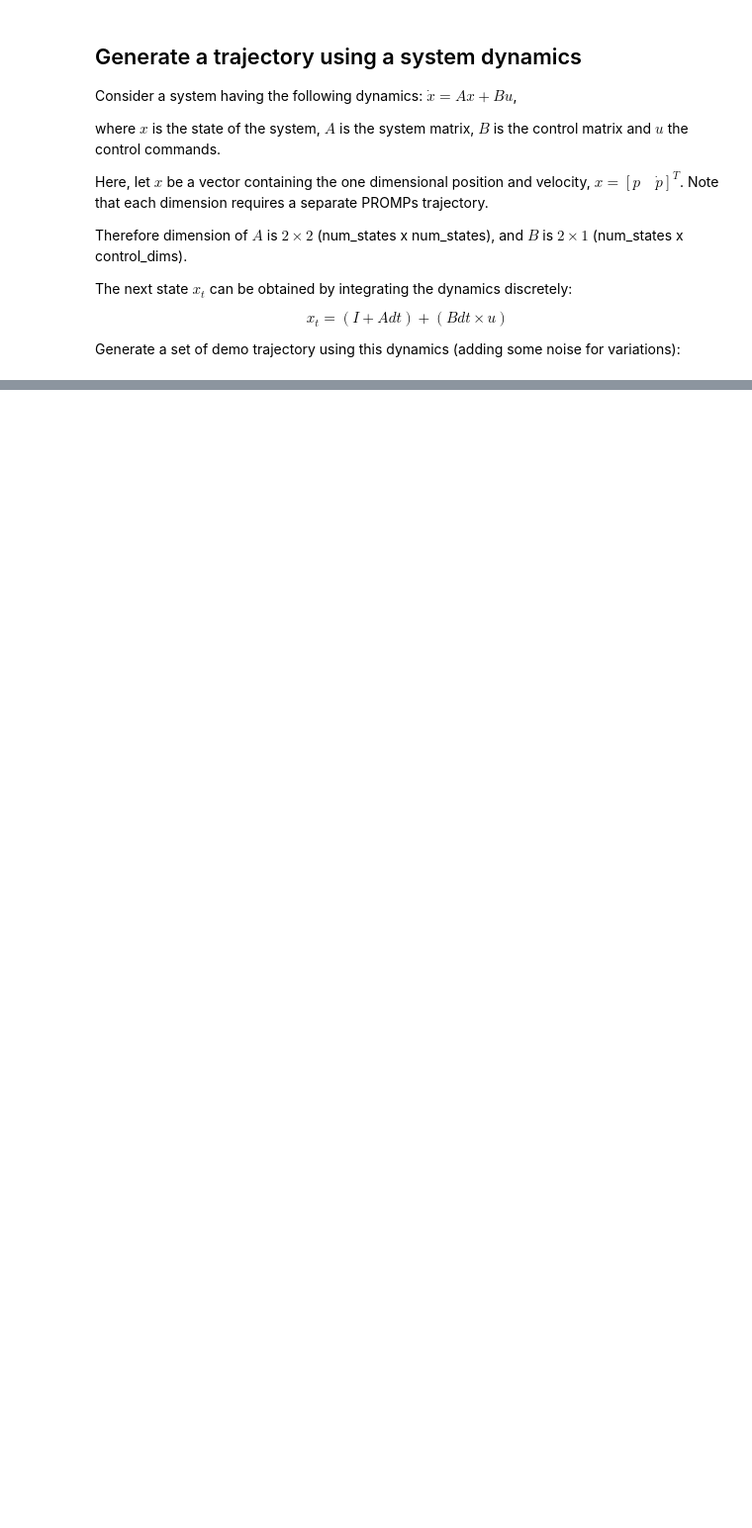
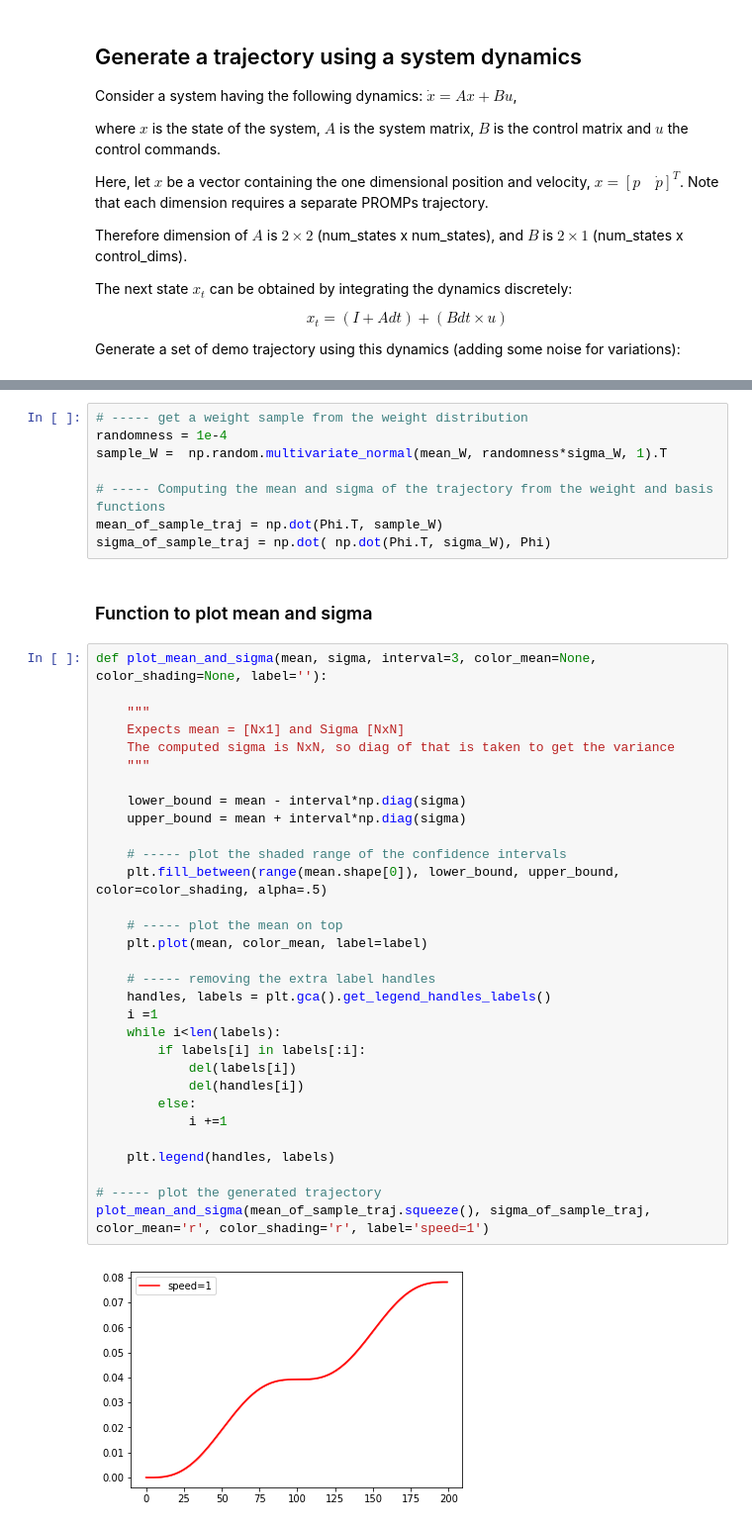
Before and after one commit to justagist/promps_learn, a Jupyter notebook: notebook/promps_demo.ipynb, the cells around one changed output, grey strips where cells are left out. Shown: that part at 99% size. Drawn from its saved outputs; the diff is of its cells as text; blank space fills up the shorter version.

```diff
--- a/notebook/promps_demo.ipynb
+++ b/notebook/promps_demo.ipynb
@@ -73,0 +228,43 @@ plt.plot(demo_list[0])
+# %%
+# ----- get a weight sample from the weight distribution
+randomness = 1e-4
+sample_W =  np.random.multivariate_normal(mean_W, randomness*sigma_W, 1).T
+
+# ----- Computing the mean and sigma of the trajectory from the weight and basis functions
+mean_of_sample_traj = np.dot(Phi.T, sample_W)
+sigma_of_sample_traj = np.dot( np.dot(Phi.T, sigma_W), Phi)
+# %% [markdown]
+### Function to plot mean and sigma
+# %%
+def plot_mean_and_sigma(mean, sigma, interval=3, color_mean=None, color_shading=None, label=''):
+
+    """
+    Expects mean = [Nx1] and Sigma [NxN]
+    The computed sigma is NxN, so diag of that is taken to get the variance
+    """
+
+    lower_bound = mean - interval*np.diag(sigma)
+    upper_bound = mean + interval*np.diag(sigma)
+
+    # ----- plot the shaded range of the confidence intervals
+    plt.fill_between(range(mean.shape[0]), lower_bound, upper_bound, color=color_shading, alpha=.5)
+
+    # ----- plot the mean on top
+    plt.plot(mean, color_mean, label=label)
+
+    # ----- removing the extra label handles
+    handles, labels = plt.gca().get_legend_handles_labels()
+    i =1
+    while i<len(labels):
+        if labels[i] in labels[:i]:
+            del(labels[i])
+            del(handles[i])
+        else:
+            i +=1
+
+    plt.legend(handles, labels)
+
+# ----- plot the generated trajectory
+plot_mean_and_sigma(mean_of_sample_traj.squeeze(), sigma_of_sample_traj, color_mean='r', color_shading='r', label='speed=1')
+# %% [output]
+[figure, added]
```
Also changed, not shown: parts of 15 cells of this notebook, 3 other files.
